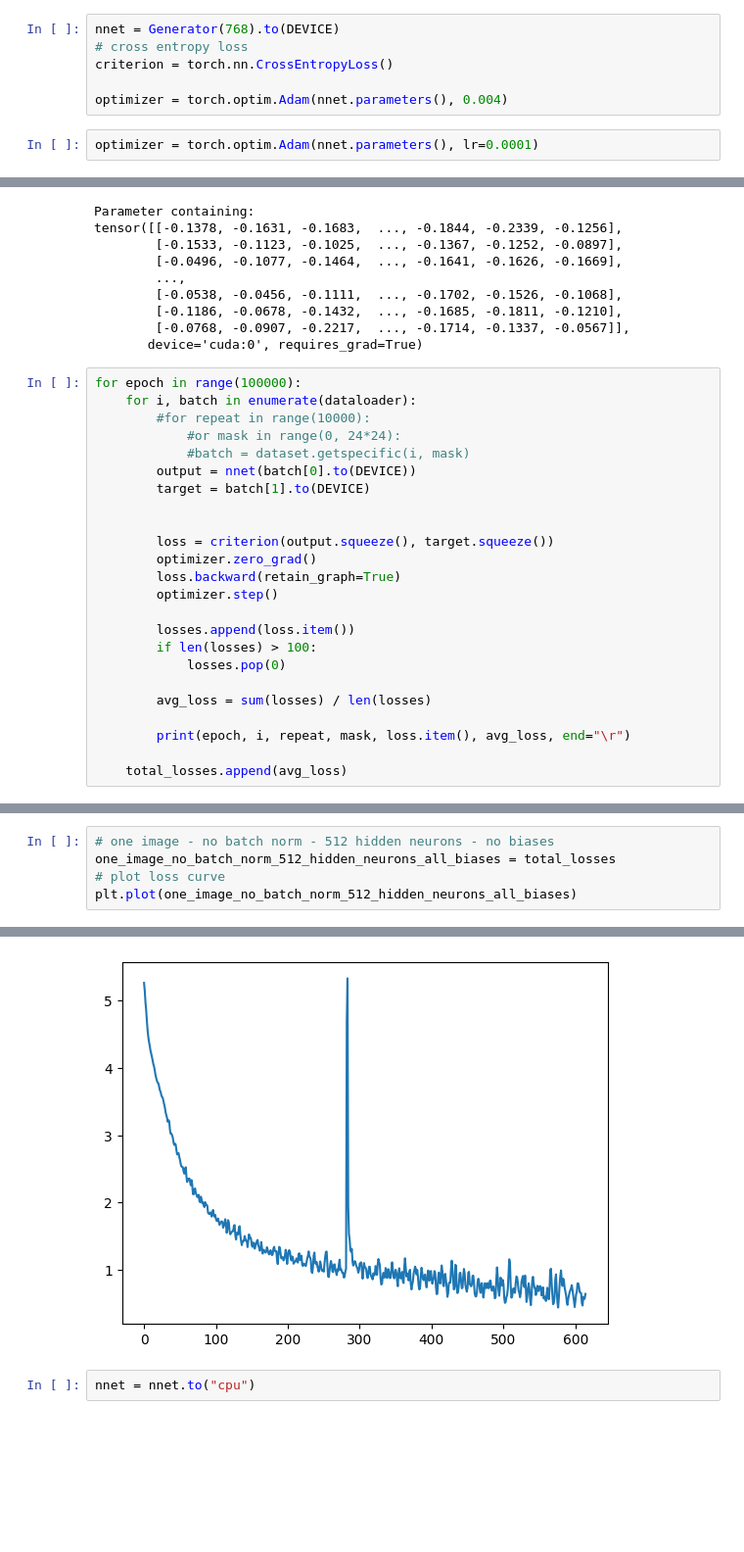
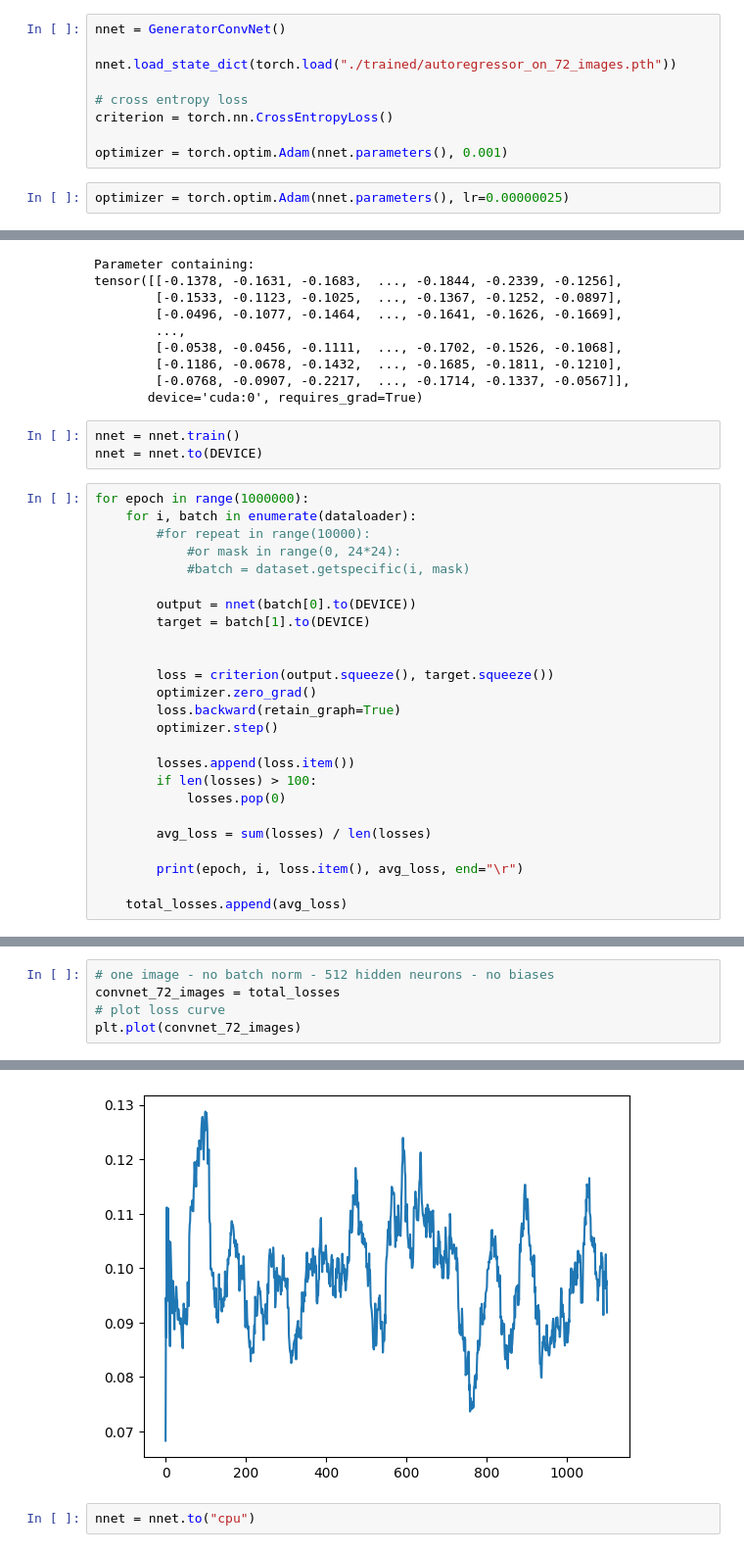
Before and after one commit to bredisrising/ImageGenerators, a Jupyter notebook: autoregressor.ipynb, the cells around one changed output, grey strips where cells are left out. Shown at 98% size. Drawn from its saved outputs; the diff is of its cells as text; blank space fills up the shorter version.

Commit message:
finally generating! predicting next pixel sucks because num of labels is num_images x image_size x image_size

```diff
--- a/autoregressor.ipynb
+++ b/autoregressor.ipynb
@@ -59,13 +142,16 @@ class Generator(nn.Module):
 # %%
 DEVICE = 'cuda'
 # %%
-nnet = Generator(768).to(DEVICE)
+nnet = GeneratorConvNet()
+
+nnet.load_state_dict(torch.load("./trained/autoregressor_on_72_images.pth"))
+
 # cross entropy loss
 criterion = torch.nn.CrossEntropyLoss()
 
-optimizer = torch.optim.Adam(nnet.parameters(), 0.004)
+optimizer = torch.optim.Adam(nnet.parameters(), 0.001)
 # %%
-optimizer = torch.optim.Adam(nnet.parameters(), lr=0.0001)
+optimizer = torch.optim.Adam(nnet.parameters(), lr=0.00000025)
 # %%
 losses = []
 total_losses = []
@@ -116,12 +196,16 @@ tensor([[-0.1378, -0.1631, -0.1683,  ..., -0.1844, -0.2339, -0.1256],
         [-0.1186, -0.0678, -0.1432,  ..., -0.1685, -0.1811, -0.1210],
         [-0.0768, -0.0907, -0.2217,  ..., -0.1714, -0.1337, -0.0567]],
        device='cuda:0', requires_grad=True)
+# %%
+nnet = nnet.train()
+nnet = nnet.to(DEVICE)
 # %%
-for epoch in range(100000):
+for epoch in range(1000000):
     for i, batch in enumerate(dataloader):
         #for repeat in range(10000):
             #or mask in range(0, 24*24):
             #batch = dataset.getspecific(i, mask)
+
         output = nnet(batch[0].to(DEVICE))
         target = batch[1].to(DEVICE)
 
@@ -137,7 +221,7 @@ for epoch in range(100000):
 
         avg_loss = sum(losses) / len(losses)
 
-        print(epoch, i, repeat, mask, loss.item(), avg_loss, end="\r")
+        print(epoch, i, loss.item(), avg_loss, end="\r")
 
     total_losses.append(avg_loss)
 # %% [output]
@@ -146,10 +232,10 @@ KeyboardInterrupt:
 # %%
 # one image - no batch norm - 512 hidden neurons - no biases
-one_image_no_batch_norm_512_hidden_neurons_all_biases = total_losses
+convnet_72_images = total_losses
 # plot loss curve
-plt.plot(one_image_no_batch_norm_512_hidden_neurons_all_biases)
+plt.plot(convnet_72_images)
 # %% [output]
 [<matplotlib.lines.Line2D at 0x...>]
-[figure, old version]
+[figure, new version]
 # %%
 nnet = nnet.to("cpu")
```
Also changed, not shown: parts of 19 cells of this notebook, 16 other files.
